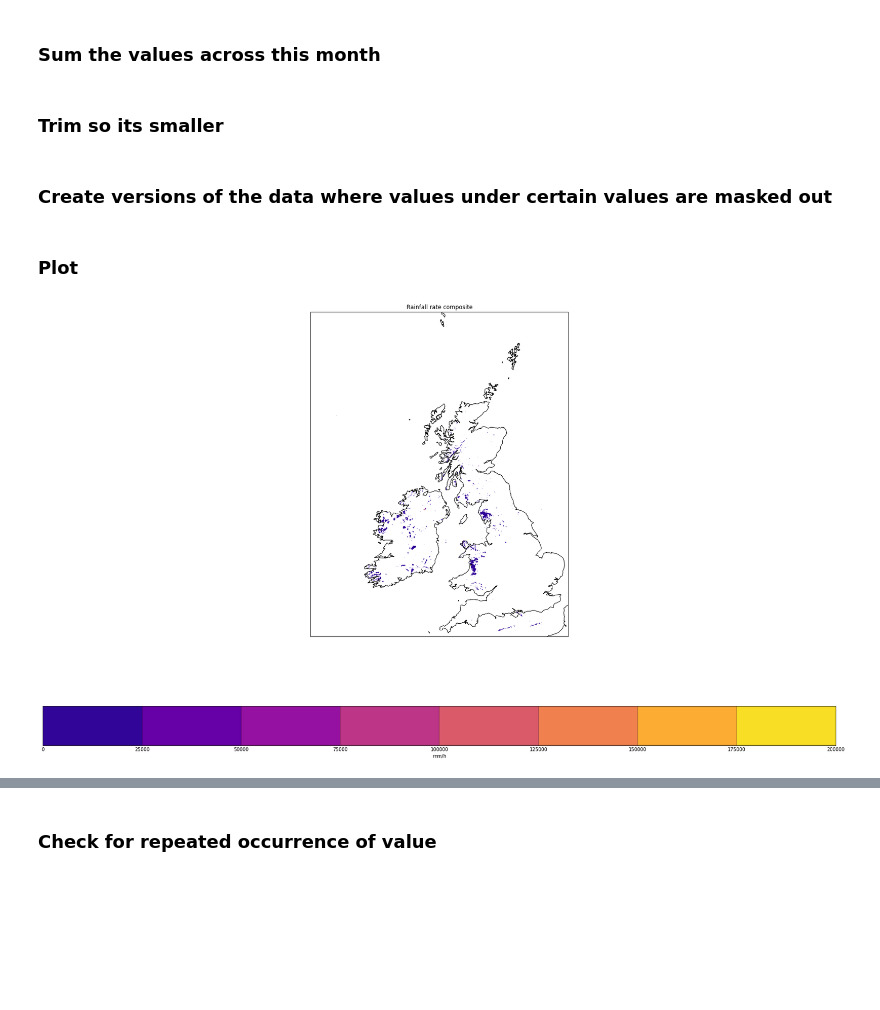
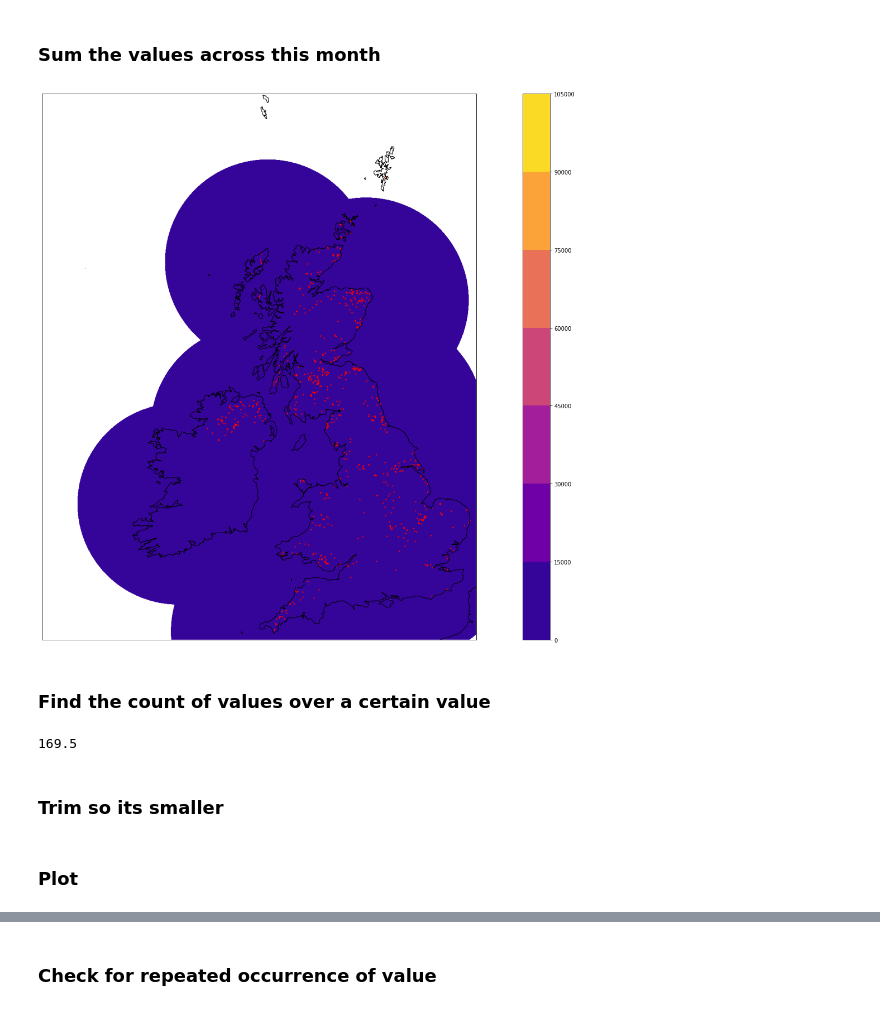
Before and after one commit to masher92/UKCP18, a Jupyter notebook: DataDownload/NIMROD/SummingValues.ipynb, the cells around one changed output, grey strips where cells are left out. Cells and saved outputs as stored; diff of their text form; code cells hidden in the pictures; blank space fills up the shorter version.

```diff
--- a/DataDownload/NIMROD/SummingValues.ipynb
+++ b/DataDownload/NIMROD/SummingValues.ipynb
@@ -125,7 +119,69 @@ np.nanmax(new_cube.data)
 ### Sum the values across this month
 # %%
 # # Assuming the time dimension is the first dimension
-# summed_cube = monthly_cube.collapsed('time', iris.analysis.SUM)
+summed_cube = monthly_cube.collapsed('time', iris.analysis.SUM)
+# %%
+summed_cube = trim_to_bbox_of_region_obs(summed_cube, gb_gdf, 'projection_y_coordinate', 'projection_x_coordinate')
+# %%
+summed_cube_copy = summed_cube.copy()
+# %%
+# Mask values where data is below 10
+summed_cube_copy.data = np.ma.masked_less(summed_cube_copy.data, 2000)
+# %%
+import matplotlib.pyplot as plt
+import iris.plot as iplt
+import pyproj
+import numpy as np
+
+# Define projection for British National Grid
+bng_proj = pyproj.Proj(init='epsg:27700')  # British National Grid projection
+
+# Convert latitude and longitude coordinates to BNG
+df['X-coordinate'], df['Y-coordinate'] = pyproj.transform(pyproj.Proj(init='epsg:4326'), bng_proj, df['lon'].values, df['lat'].values)
+
+# Create a plot
+plt.figure(figsize=(30, 18))
+cf = iplt.contourf(summed_cube_copy, cmap='plasma')  # Adjust the colormap as needed
+
+# Add a colorbar
+cb = plt.colorbar(cf, orientation='vertical')
+# Plot contourf with Iris
+# qplt.contourf(summed_cube_copy, cmap='plasma')  # Adjust the colormap as needed
+
+# Overlay points
+plt.scatter(df['X-coordinate'], df['Y-coordinate'], color='red', s=2)  # Assuming df contains the converted BNG coordinates
+
+# Add coastlines with Cartopy if needed
+plt.gca().coastlines()
+# Save or show the plot
+plt.savefig('SummedValues_maskedunder2000.jpg', dpi=1000, bbox_inches='tight')
+plt.show()
+# %% [output]
+[figure, added]
+# %% [markdown]
+### Find the count of values over a certain value
+# %%
+start = time.time()
+
+# Step 1: Extract data
+projection_y_coord = monthly_cube.coord('projection_y_coordinate')
+projection_x_coord = monthly_cube.coord('projection_x_coordinate')
+data_values = monthly_cube.data
+
+# Step 2: Thresholding (with Dask for parallel processing)
+data_values_dask = da.from_array(data_values, chunks=(100, 500, 500))
+threshold_count = da.count_nonzero(data_values_dask > 160, axis=0)
+
+# Step 3: Create new cube
+new_cube = iris.cube.Cube(threshold_count.compute(),
+                          dim_coords_and_dims=[(projection_y_coord, 0),
+                                               (projection_x_coord, 1)])
+
+# Now, new_cube contains the counts of times a value of 10 is exceeded in the original data for each combination of projection_y_coordinate and projection_x_coordinate.
+end= time.time()
+print(round(end-start,2))
+# %% [output]
+169.5
 # %% [markdown]
 ### Trim so its smaller
 # %%
@@ -133,2 +189,0 @@ summed_cube = trim_to_bbox_of_region_obs(accumulated_cube, gb_gdf, 'projection_y
-# %% [markdown]
-### Create versions of the data where values under certain values are masked out
@@ -149,15 +190,2 @@ cube_slice_over3500.data = np.ma.masked_less(cube_slice_over3500.data, 3500)
 # %% [markdown]
 ### Plot
-# %%
-# Create a plot
-plt.figure(figsize=(30, 18))
-qplt.contourf(cube_slice_over3500, cmap='plasma')  # Adjust the colormap as needed
-
-# Add coastlines with Cartopy
-plt.gca().coastlines()
-
-# plt.colorbar(cf, orientation='vertical')  # Add a colorbar
-plt.savefig('over3500.jpg', dpi=1000)
-plt.show()
-# %% [output]
-[figure, removed]
```
Also changed, not shown: parts of 15 cells of this notebook, 41 other files.
